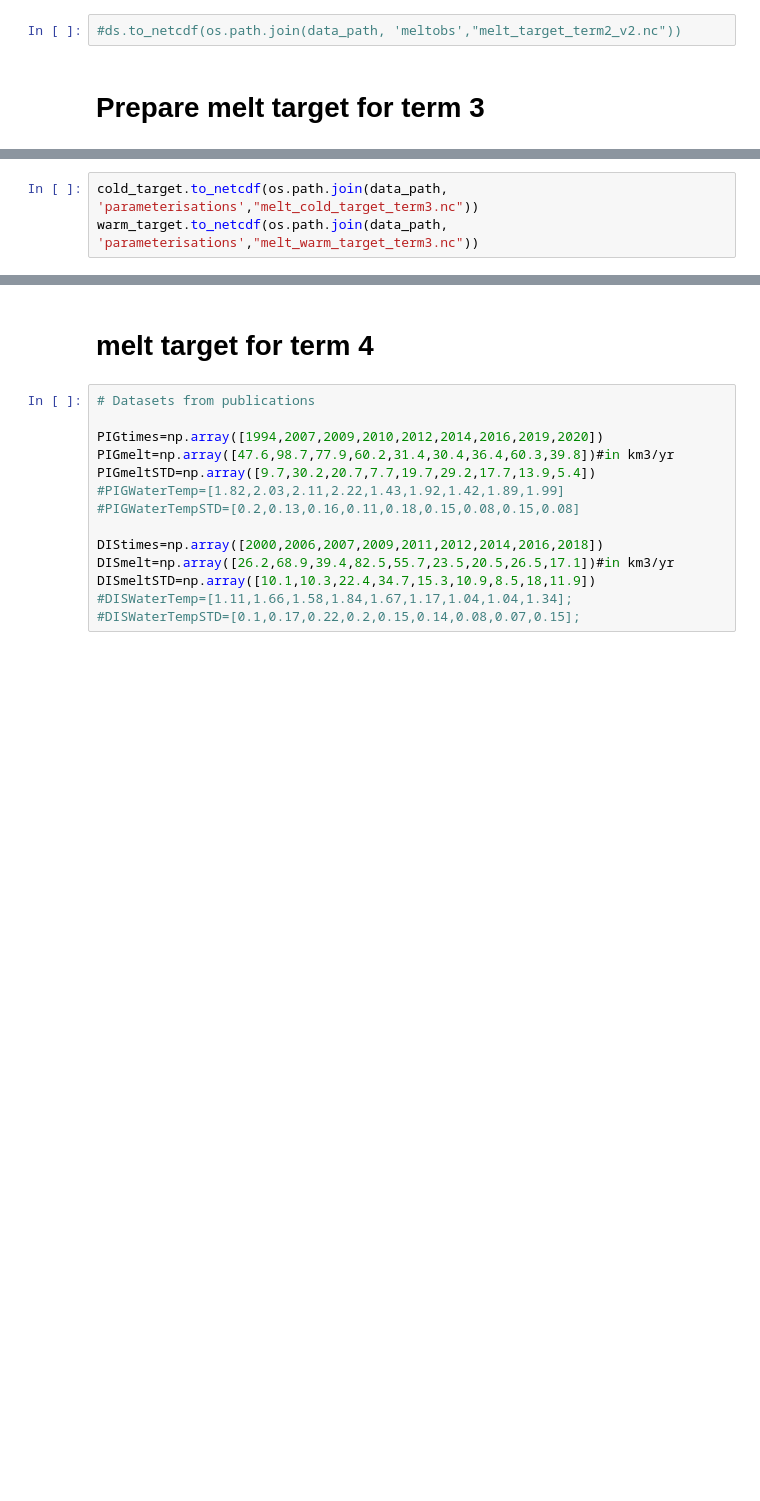
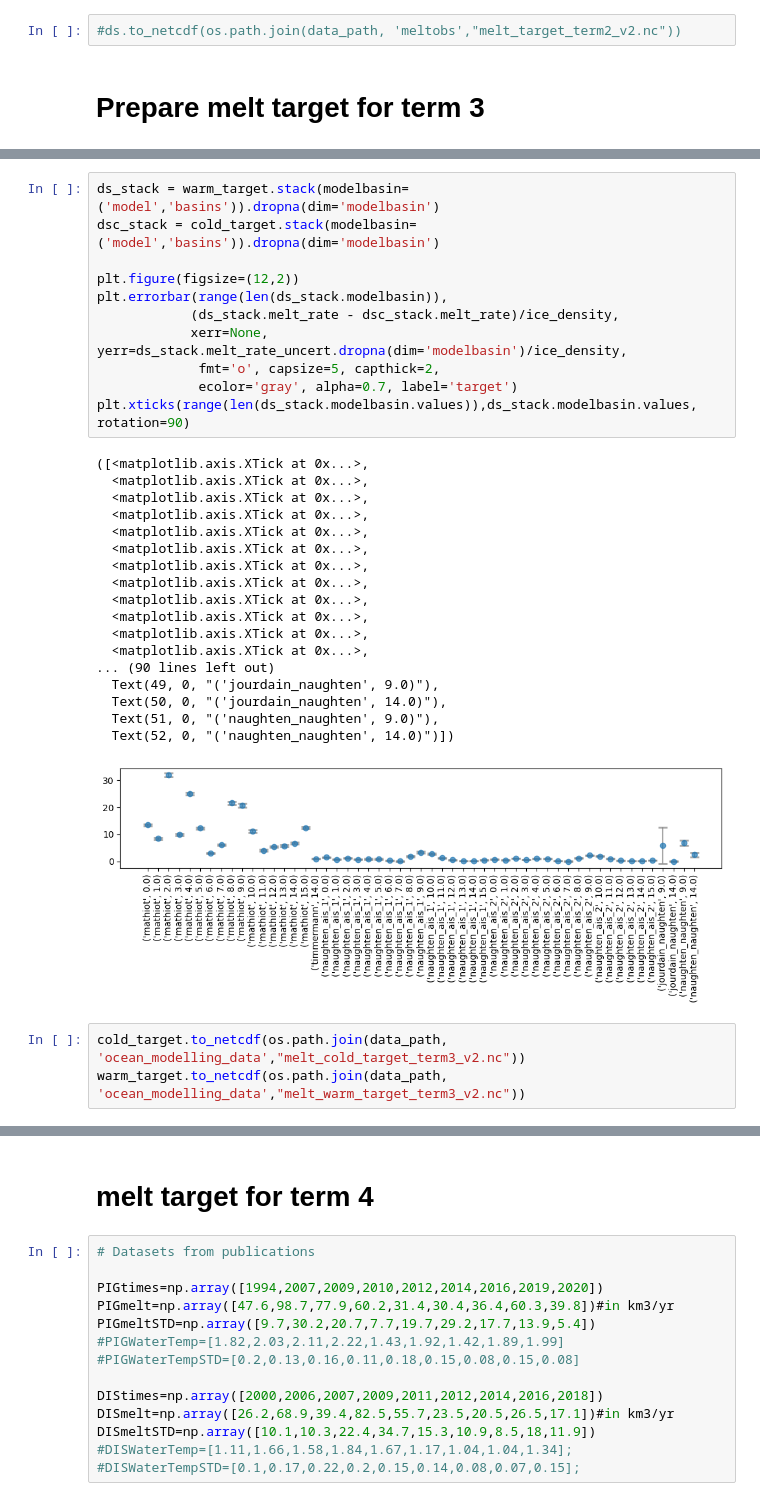
Before and after one commit to ismip/ismip7-antarctic-ocean-forcing, a Jupyter notebook: parameterisations/process_data/prepare_melt_modelling_and_observed_targets.ipynb, the cells around one changed output, grey strips where cells are left out. Drawn from its saved outputs; the diff is of its cells as text; blank space fills up the shorter version.

```diff
--- a/parameterisations/process_data/prepare_melt_modelling_and_observed_targets.ipynb
+++ b/parameterisations/process_data/prepare_melt_modelling_and_observed_targets.ipynb
@@ -254,3 +265,33 @@ plt.xticks(range(len(ds_stack.modelbasin.values)),ds_stack.modelbasin.values, ro
+# %%
+ds_stack = warm_target.stack(modelbasin=('model','basins')).dropna(dim='modelbasin')
+dsc_stack = cold_target.stack(modelbasin=('model','basins')).dropna(dim='modelbasin')
+
+plt.figure(figsize=(12,2))
+plt.errorbar(range(len(ds_stack.modelbasin)),
+            (ds_stack.melt_rate - dsc_stack.melt_rate)/ice_density,
+            xerr=None, yerr=ds_stack.melt_rate_uncert.dropna(dim='modelbasin')/ice_density,
+             fmt='o', capsize=5, capthick=2,
+             ecolor='gray', alpha=0.7, label='target')
+plt.xticks(range(len(ds_stack.modelbasin.values)),ds_stack.modelbasin.values, rotation=90)
+# %% [output]
+([<matplotlib.axis.XTick at 0x...>,
+  <matplotlib.axis.XTick at 0x...>,
+  <matplotlib.axis.XTick at 0x...>,
+  <matplotlib.axis.XTick at 0x...>,
+  <matplotlib.axis.XTick at 0x...>,
+  <matplotlib.axis.XTick at 0x...>,
+  <matplotlib.axis.XTick at 0x...>,
+  <matplotlib.axis.XTick at 0x...>,
+  <matplotlib.axis.XTick at 0x...>,
+  <matplotlib.axis.XTick at 0x...>,
+  <matplotlib.axis.XTick at 0x...>,
+  <matplotlib.axis.XTick at 0x...>,
+... (90 lines left out)
+  Text(49, 0, "('jourdain_naughten', 9.0)"),
+  Text(50, 0, "('jourdain_naughten', 14.0)"),
+  Text(51, 0, "('naughten_naughten', 9.0)"),
+  Text(52, 0, "('naughten_naughten', 14.0)")])
+[figure, added]
 # %%
-cold_target.to_netcdf(os.path.join(data_path, 'parameterisations',"melt_cold_target_term3.nc"))
-warm_target.to_netcdf(os.path.join(data_path, 'parameterisations',"melt_warm_target_term3.nc"))
+cold_target.to_netcdf(os.path.join(data_path, 'ocean_modelling_data',"melt_cold_target_term3_v2.nc"))
+warm_target.to_netcdf(os.path.join(data_path, 'ocean_modelling_data',"melt_warm_target_term3_v2.nc"))
```
Also changed, not shown: parts of 15 cells of this notebook.
